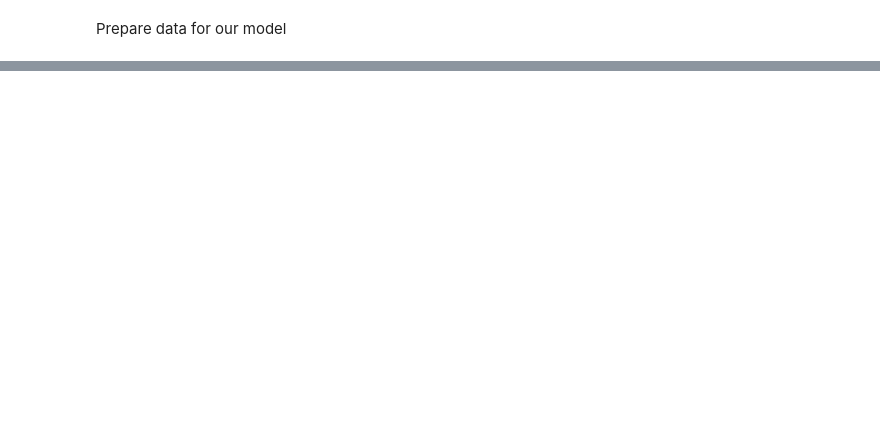
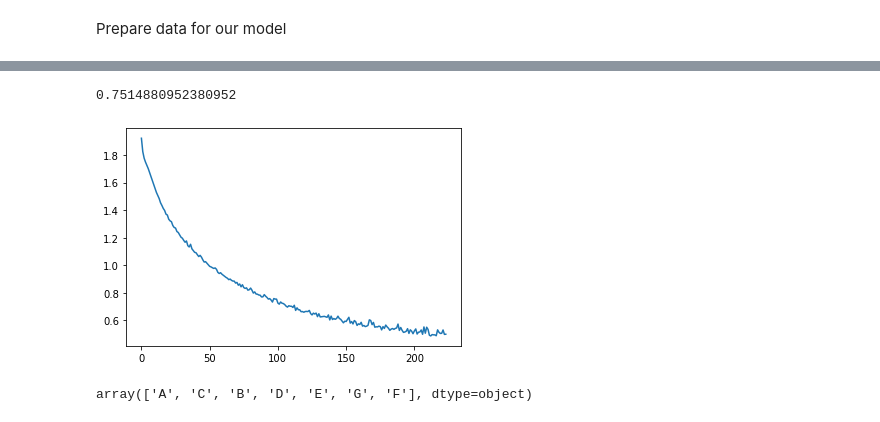
Before and after one commit to akanksha276/wildfire_analysis, a Jupyter notebook: notebooks/NN/255_NN_learning.ipynb, the cells around one changed output, grey strips where cells are left out. Drawn from its saved outputs; the diff is of its cells as text; code cells hidden in the pictures; blank space fills up the shorter version.

Commit message:
NN for predicting fire size class

```diff
--- a/notebooks/NN/255_NN_learning.ipynb
+++ b/notebooks/NN/255_NN_learning.ipynb
@@ -407,0 +356,3 @@ accuracy_score(prediction_new, Y_test)
+# %%
+X = pd.DataFrame(scaler.fit_transform(X))
+X.head(4)
@@ -407,0 +370,13 @@ accuracy_score(prediction_new, Y_test)
+# %%
+X_train, X_test, Y_train, Y_test = train_test_split(X, Y, test_size=0.2, random_state=42)
+# %%
+mlp_sev = MLPClassifier(
+    hidden_layer_sizes=(64,32,16),
+    activation="relu",
+    solver="adam",
+    max_iter=500,
+    verbose=True,
+    learning_rate = "adaptive"
+)
+# %%
+mlp_sev.fit(X_train, Y_train)
@@ -407,0 +403,14 @@ accuracy_score(prediction_new, Y_test)
+# %%
+prediction_sev = mlp_sev.predict(X_test)
+accuracy_score(prediction_sev, Y_test)
+# %% [output]
+0.7514880952380952
+# %%
+plt.plot(mlp_sev.loss_curve_)
+plt.show()
+# %% [output]
+[figure, added]
+# %%
+df_sev["FIRE_SIZE_CLASS"].unique()
+# %% [output]
+array(['A', 'C', 'B', 'D', 'E', 'G', 'F'], dtype=object)
```
Also changed, not shown: parts of 64 cells of this notebook.
